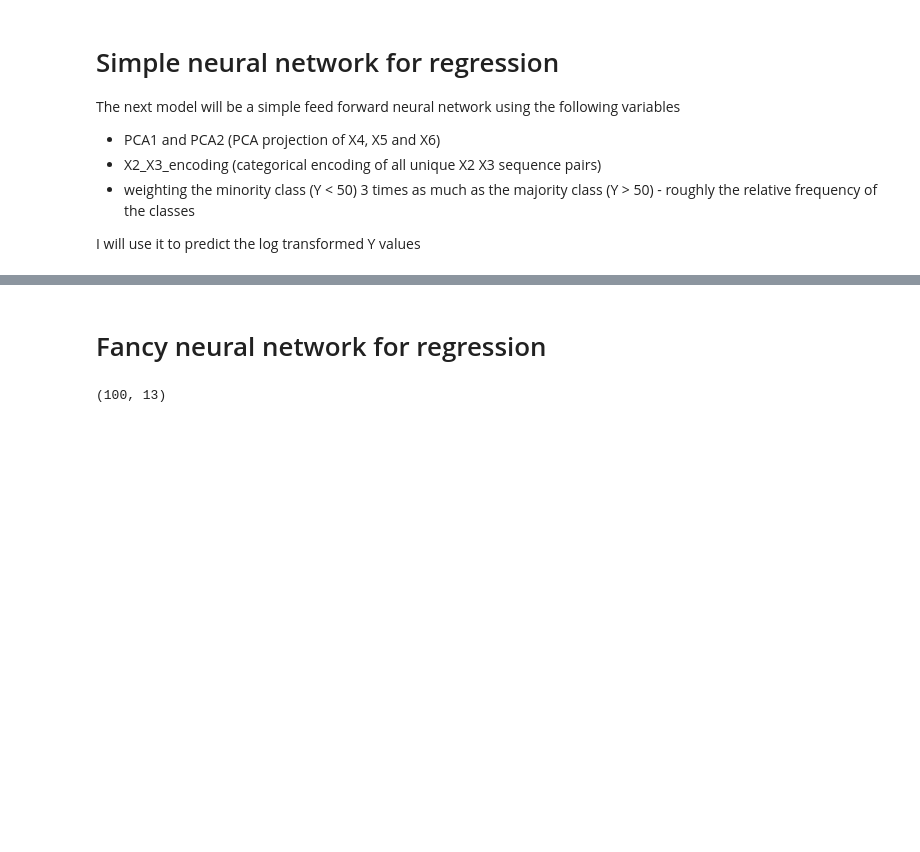
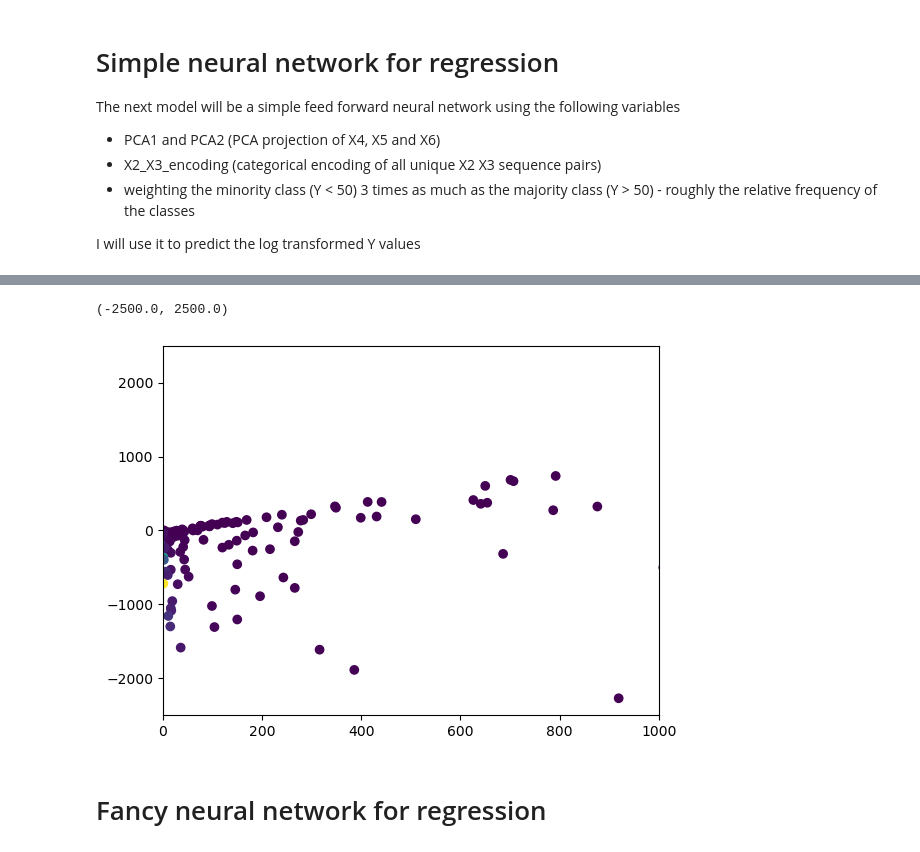
Before and after one commit to vegardbs/oncoimmunity, a Jupyter notebook: training_and_evaluation.ipynb, the cells around one changed output, grey strips where cells are left out. Cells and saved outputs as stored; diff of their text form; code cells hidden in the pictures; blank space fills up the shorter version.

```diff
--- a/training_and_evaluation.ipynb
+++ b/training_and_evaluation.ipynb
@@ -451,3 +538,10 @@ Mean MSE: 5.6935, Std. Dev. of MSE: 0.0000
+# %%
+plt.scatter(x=Y,y=error, c=abs(error)/Y)
+plt.xlim([0, 1000])
+plt.ylim([-2500,2500])
+# %% [output]
+(-2500.0, 2500.0)
+[figure, added]
 # %% [markdown]
 # Fancy neural network for regression
 # %%
@@ -494,8 +588,4 @@ for epoch in range(100):
     loss.backward()
     optimizer.step()
     print(f"Epoch {epoch+1} Loss: {loss.item():.4f}")
-# %%
-x.shape
-# %% [output]
-(100, 13)
 # %%
```
Also changed, not shown: parts of 28 cells of this notebook.
